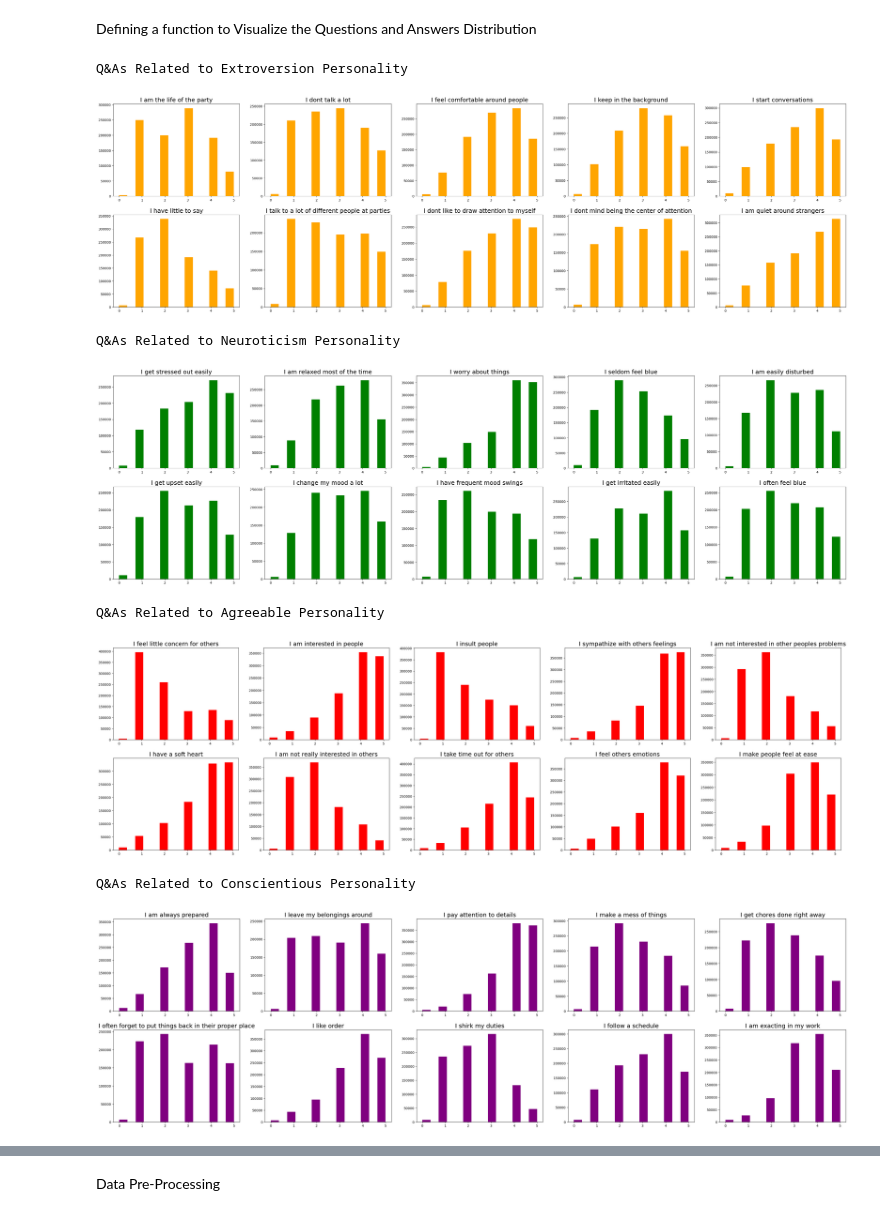
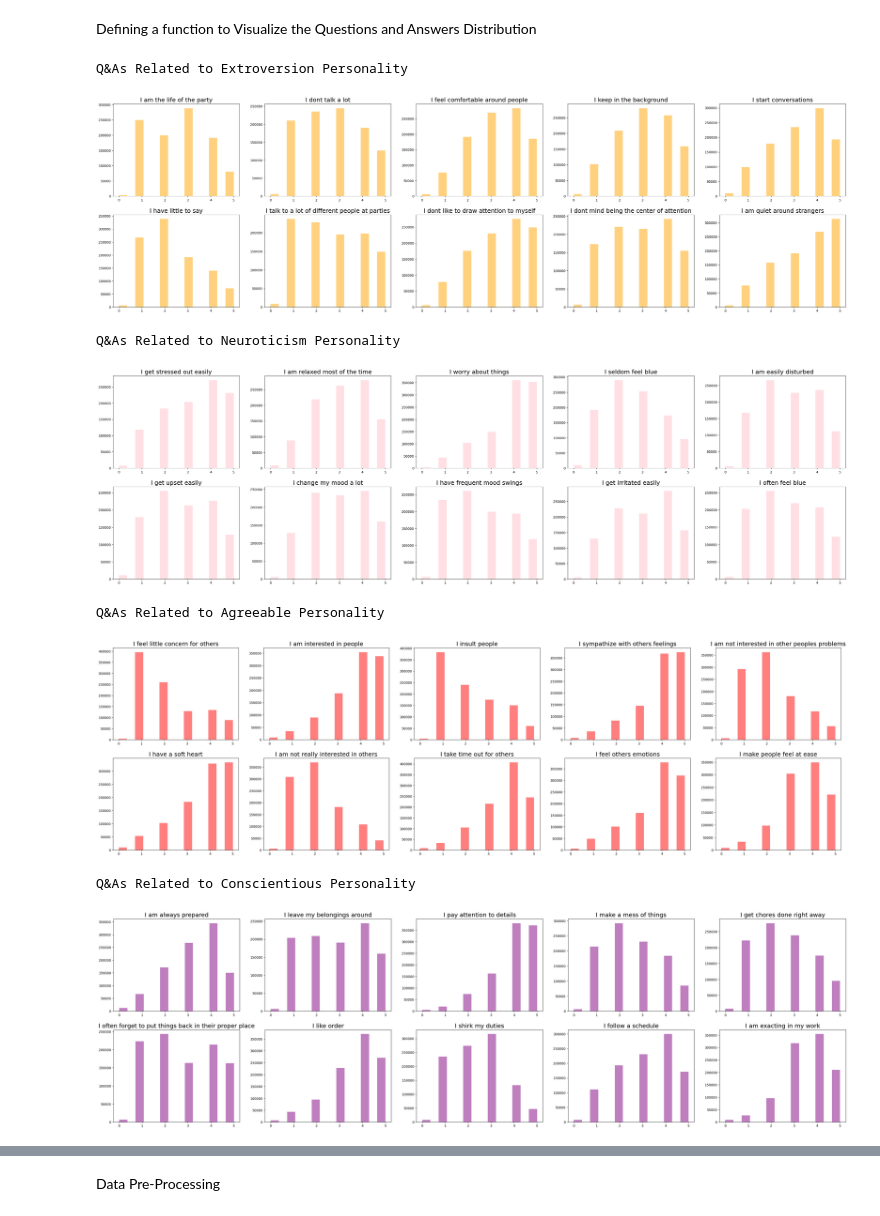
Before and after one commit to Anki7i/Personality-Prediction-System, a Jupyter notebook: PersonalityPredictionTestfinal.ipynb, the cells around one changed output, grey strips where cells are left out. Cells and saved outputs as stored; diff of their text form; code cells hidden in the pictures.

```diff
--- a/PersonalityPredictionTestfinal.ipynb
+++ b/PersonalityPredictionTestfinal.ipynb
@@ -14,7 +14,7 @@ data = data_raw.copy()
 pd.options.display.max_columns = 150
 
 data.drop(data.columns[50:107], axis=1, inplace=True)
-# data.drop(data.columns[51:], axis=1, inplace=True)
+data.drop(data.columns[51:], axis=1, inplace=True)
 
 print('Number of participants: ', len(data))
 data.head()
@@ -108,31 +108,31 @@ def vis_questions(groupname, questions, color):
     plt.figure(figsize=(40,60))
     for i in range(1, 11):
         plt.subplot(10,5,i)
-        plt.hist(data[groupname[i-1]], bins=14, color= color, alpha=1)
+        plt.hist(data[groupname[i-1]], bins=14, color= color, alpha=.5)
         plt.title(questions[groupname[i-1]], fontsize=18)
 # %%
 print('Q&As Related to Extroversion Personality')
 vis_questions(EXT, ext_questions, 'orange')
 # %% [output]
 Q&As Related to Extroversion Personality
-[figure, old version]
+[figure, new version]
 # %%
 print('Q&As Related to Neuroticism Personality')
-vis_questions(EST, est_questions, 'green')
+vis_questions(EST, est_questions, 'pink')
 # %% [output]
 Q&As Related to Neuroticism Personality
-[figure, old version]
+[figure, new version]
 # %%
 print('Q&As Related to Agreeable Personality')
 vis_questions(AGR, agr_questions, 'red')
 # %% [output]
 Q&As Related to Agreeable Personality
-[figure, old version]
+[figure, new version]
 # %%
 print('Q&As Related to Conscientious Personality')
 vis_questions(CSN, csn_questions, 'purple')
 # %% [output]
 Q&As Related to Conscientious Personality
-[figure, old version]
+[figure, new version]
 # %%
 print('Q&As Related to Open Personality')
```
Also changed, not shown: parts of 16 cells of this notebook, 4 other files.
